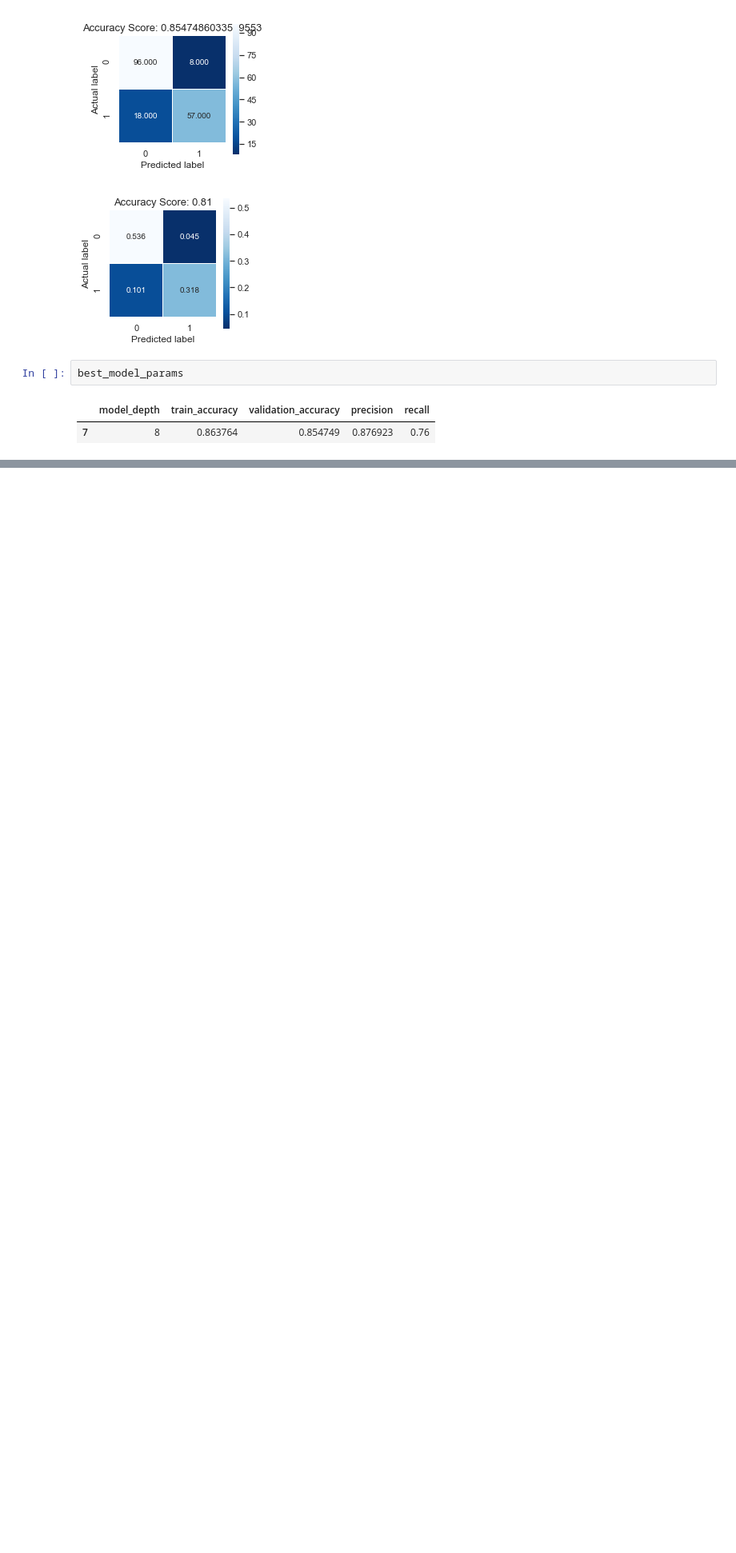
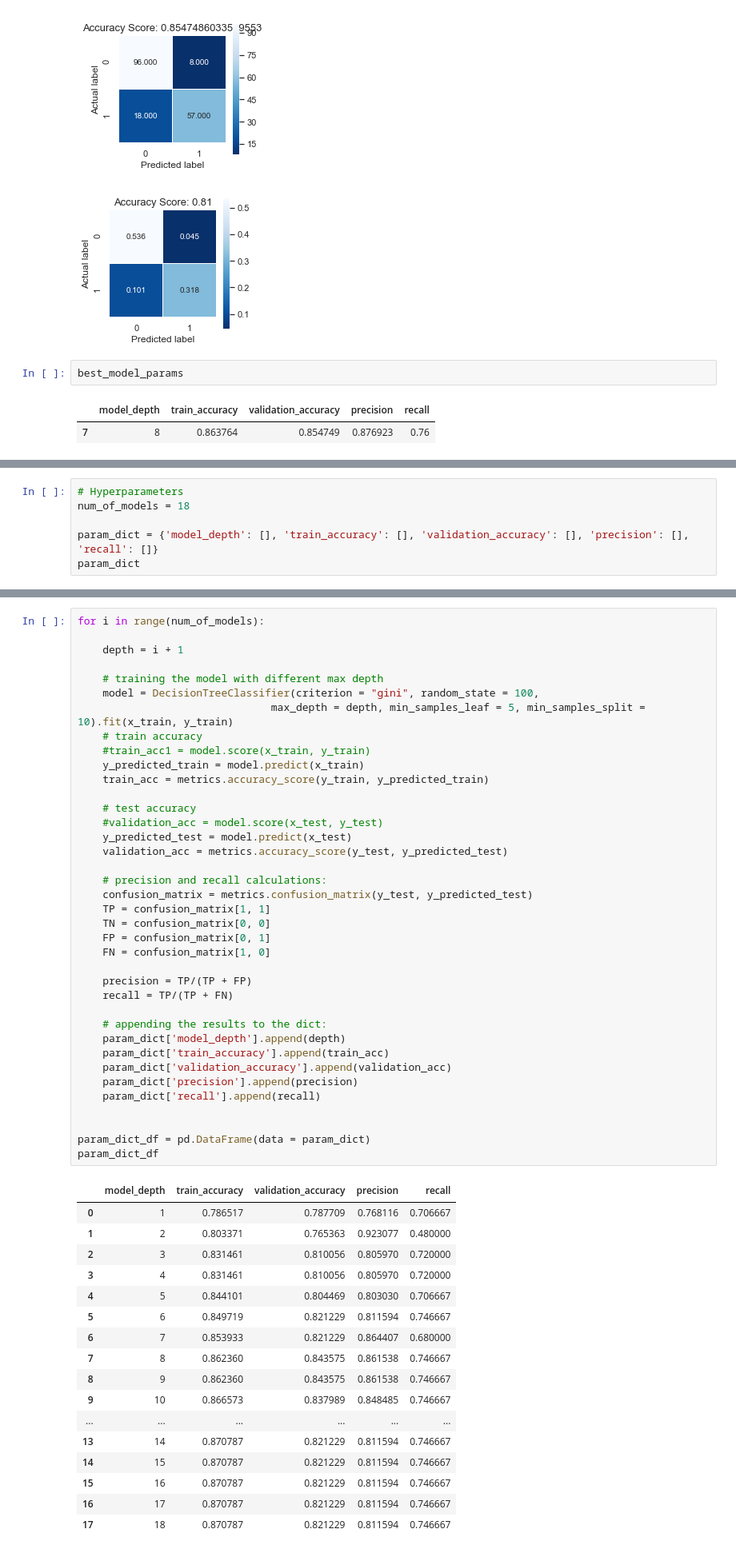
Before and after one commit to innkka/ML_Projects, a Jupyter notebook: Titanic_Classifiers.ipynb, the cells around one changed output, grey strips where cells are left out. Shown at 80% size. Saved outputs shown, nothing was run; the diff lists cells and outputs as text; blank space fills up the shorter version.

```diff
--- a/Titanic_Classifiers.ipynb
+++ b/Titanic_Classifiers.ipynb
@@ -612,0 +653,6 @@ best_model_params
+# %%
+# Hyperparameters
+num_of_models = 18
+
+param_dict = {'model_depth': [], 'train_accuracy': [], 'validation_accuracy': [], 'precision': [], 'recall': []}
+param_dict
@@ -612,0 +665,56 @@ best_model_params
+# %%
+for i in range(num_of_models):
+
+    depth = i + 1
+
+    # training the model with different max depth
+    model = DecisionTreeClassifier(criterion = "gini", random_state = 100,
+                               max_depth = depth, min_samples_leaf = 5, min_samples_split = 10).fit(x_train, y_train)
+    # train accuracy
+    #train_acc1 = model.score(x_train, y_train)
+    y_predicted_train = model.predict(x_train)
+    train_acc = metrics.accuracy_score(y_train, y_predicted_train)
+
+    # test accuracy
+    #validation_acc = model.score(x_test, y_test)
+    y_predicted_test = model.predict(x_test)
+    validation_acc = metrics.accuracy_score(y_test, y_predicted_test)
+
+    # precision and recall calculations:
+    confusion_matrix = metrics.confusion_matrix(y_test, y_predicted_test)
+    TP = confusion_matrix[1, 1]
+    TN = confusion_matrix[0, 0]
+    FP = confusion_matrix[0, 1]
+    FN = confusion_matrix[1, 0]
+
+    precision = TP/(TP + FP)
+    recall = TP/(TP + FN)
+
+    # appending the results to the dict:
+    param_dict['model_depth'].append(depth)
+    param_dict['train_accuracy'].append(train_acc)
+    param_dict['validation_accuracy'].append(validation_acc)
+    param_dict['precision'].append(precision)
+    param_dict['recall'].append(recall)
+
+
+param_dict_df = pd.DataFrame(data = param_dict)
+param_dict_df
+# %% [output]
+|  | model_depth | train_accuracy | validation_accuracy | precision | recall |
+| 0 | 1 | 0.786517 | 0.787709 | 0.768116 | 0.706667 |
+| 1 | 2 | 0.803371 | 0.765363 | 0.923077 | 0.480000 |
+| 2 | 3 | 0.831461 | 0.810056 | 0.805970 | 0.720000 |
+| 3 | 4 | 0.831461 | 0.810056 | 0.805970 | 0.720000 |
+| 4 | 5 | 0.844101 | 0.804469 | 0.803030 | 0.706667 |
+| 5 | 6 | 0.849719 | 0.821229 | 0.811594 | 0.746667 |
+| 6 | 7 | 0.853933 | 0.821229 | 0.864407 | 0.680000 |
+| 7 | 8 | 0.862360 | 0.843575 | 0.861538 | 0.746667 |
+| 8 | 9 | 0.862360 | 0.843575 | 0.861538 | 0.746667 |
+| 9 | 10 | 0.866573 | 0.837989 | 0.848485 | 0.746667 |
+| ... | ... | ... | ... | ... | ... |
+| 13 | 14 | 0.870787 | 0.821229 | 0.811594 | 0.746667 |
+| 14 | 15 | 0.870787 | 0.821229 | 0.811594 | 0.746667 |
+| 15 | 16 | 0.870787 | 0.821229 | 0.811594 | 0.746667 |
+| 16 | 17 | 0.870787 | 0.821229 | 0.811594 | 0.746667 |
+| 17 | 18 | 0.870787 | 0.821229 | 0.811594 | 0.746667 |
```
Also changed, not shown: parts of 39 cells of this notebook.
